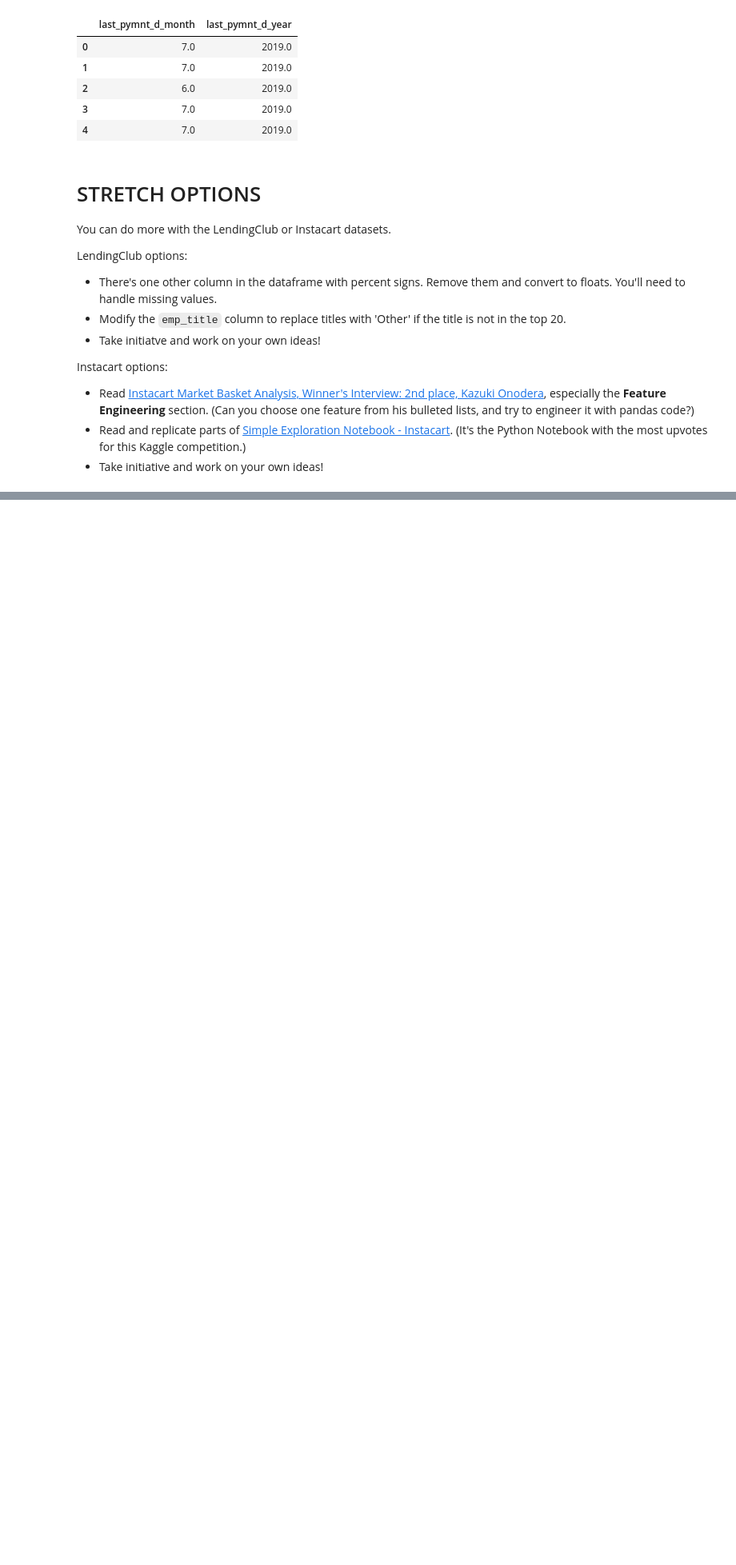
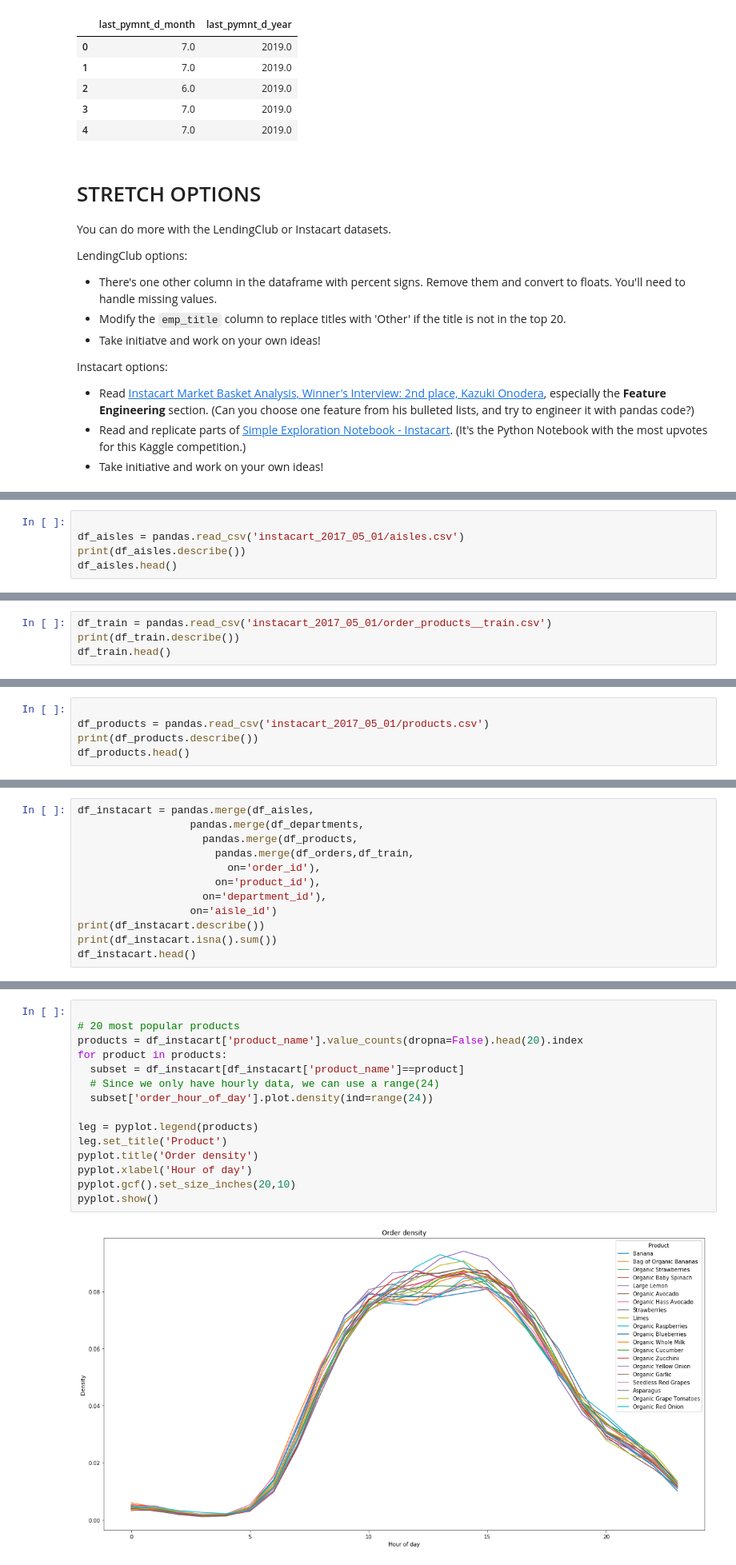
Before and after one commit to bloominstituteoftechnology/DS-Unit-1-Sprint-1-Dealing-With-Data, a Jupyter notebook: module4-makefeatures/LS_DS_114_Make_Features_Assignment.ipynb, the cells around one changed output, grey strips where cells are left out. Shown at 80% size. Saved outputs shown, nothing was run; the diff lists cells and outputs as text; blank space fills up the shorter version.

Commit message:
Did stretch goals And built a lot of graphs

```diff
--- a/module4-makefeatures/LS_DS_114_Make_Features_Assignment.ipynb
+++ b/module4-makefeatures/LS_DS_114_Make_Features_Assignment.ipynb
@@ -490,0 +566,5 @@ Instacart options:
+# %%
+
+df_aisles = pandas.read_csv('instacart_2017_05_01/aisles.csv')
+print(df_aisles.describe())
+df_aisles.head()
@@ -490,0 +587,4 @@ Instacart options:
+# %%
+df_train = pandas.read_csv('instacart_2017_05_01/order_products__train.csv')
+print(df_train.describe())
+df_train.head()
@@ -490,0 +607,5 @@ Instacart options:
+# %%
+
+df_products = pandas.read_csv('instacart_2017_05_01/products.csv')
+print(df_products.describe())
+df_products.head()
@@ -490,0 +636,12 @@ Instacart options:
+# %%
+df_instacart = pandas.merge(df_aisles,
+                  pandas.merge(df_departments,
+                    pandas.merge(df_products,
+                      pandas.merge(df_orders,df_train,
+                        on='order_id'),
+                      on='product_id'),
+                    on='department_id'),
+                  on='aisle_id')
+print(df_instacart.describe())
+print(df_instacart.isna().sum())
+df_instacart.head()
@@ -490,0 +692,17 @@ Instacart options:
+# %%
+
+# 20 most popular products
+products = df_instacart['product_name'].value_counts(dropna=False).head(20).index
+for product in products:
+  subset = df_instacart[df_instacart['product_name']==product]
+  # Since we only have hourly data, we can use a range(24)
+  subset['order_hour_of_day'].plot.density(ind=range(24))
+
+leg = pyplot.legend(products)
+leg.set_title('Product')
+pyplot.title('Order density')
+pyplot.xlabel('Hour of day')
+pyplot.gcf().set_size_inches(20,10)
+pyplot.show()
+# %% [output]
+[figure, added]
```
Also changed, not shown: parts of 19 cells of this notebook.
